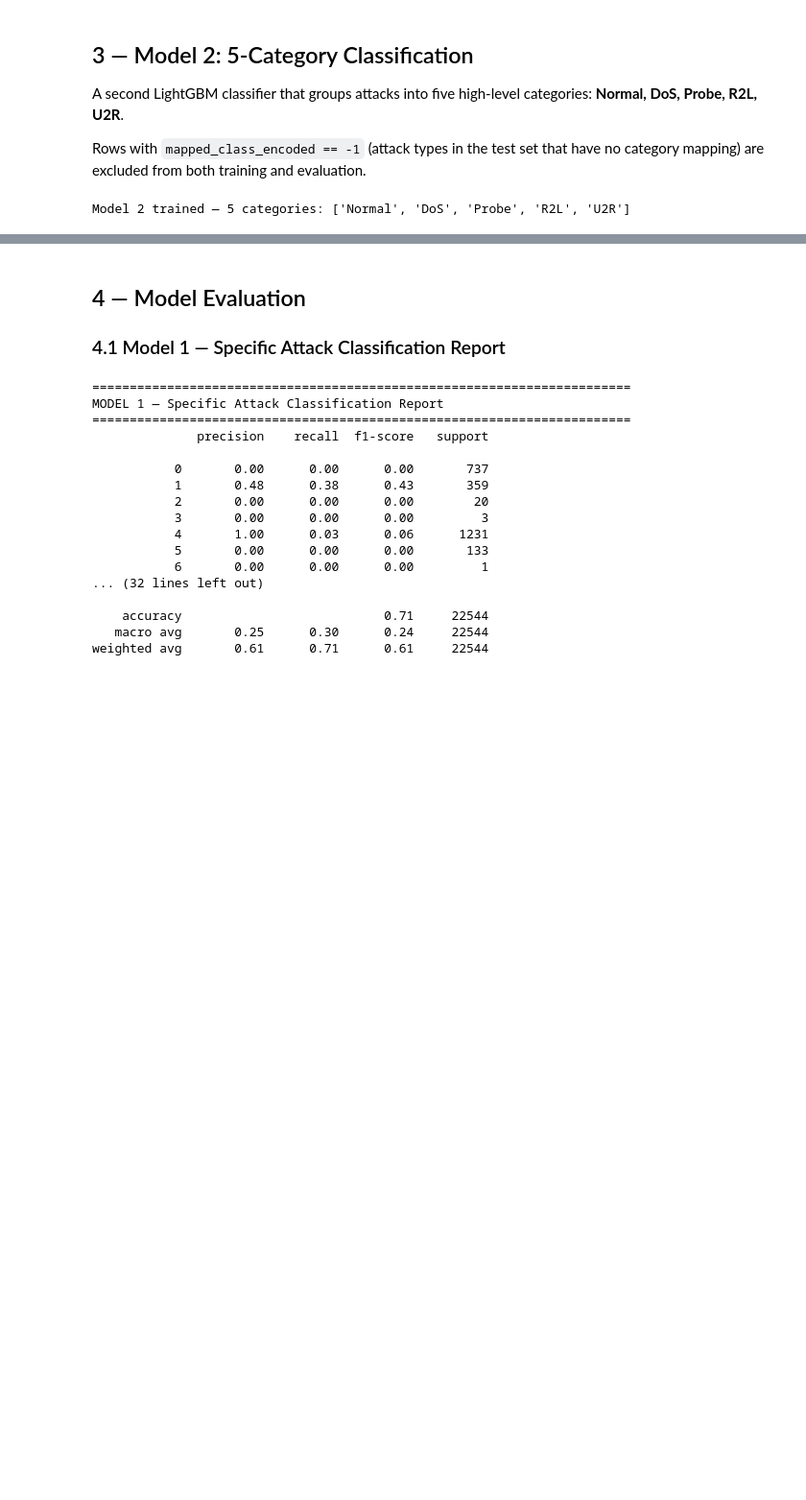
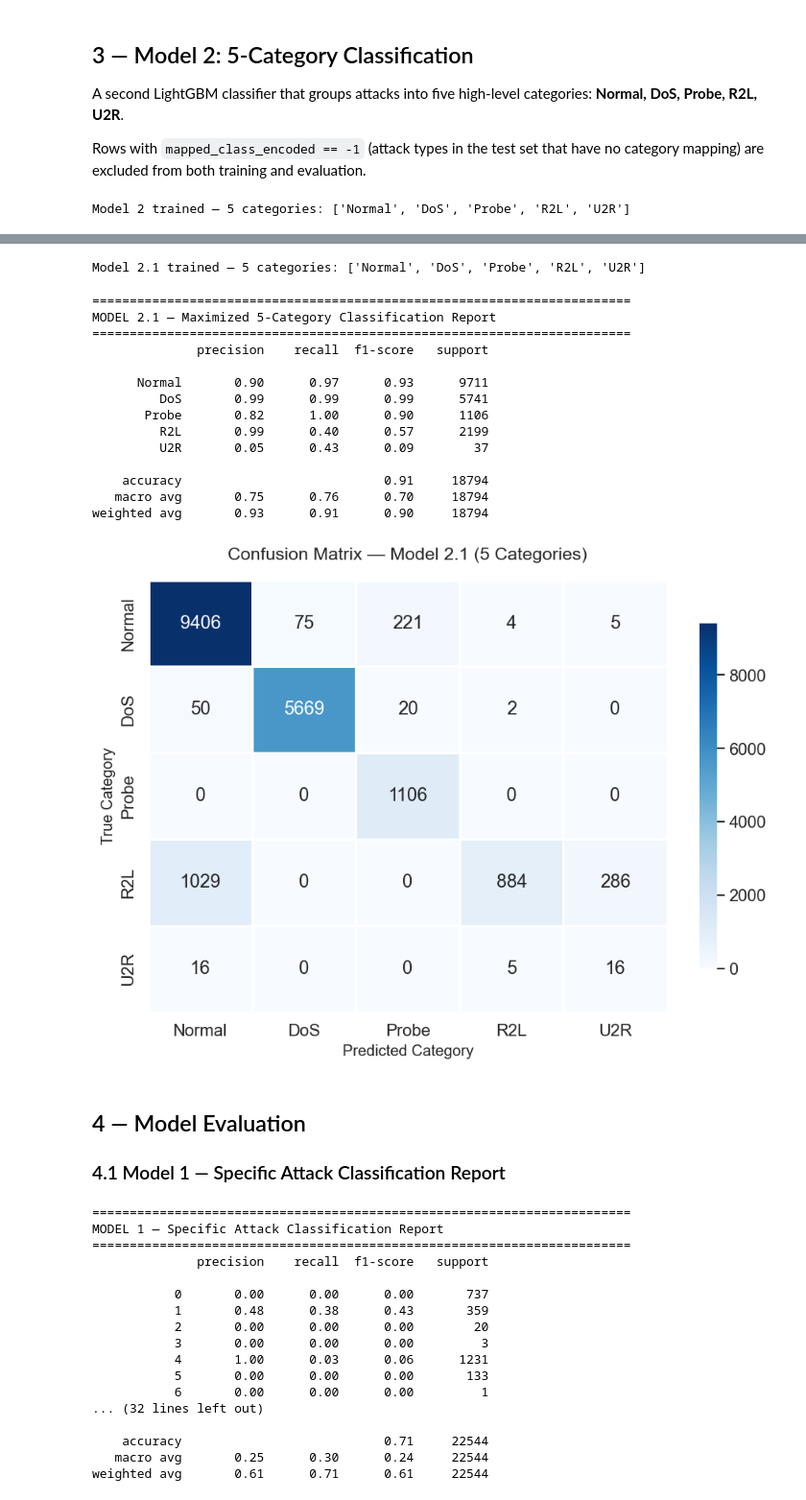
Before and after one commit to omerahat/ExplainableIntrusionDetection-EXID, a Jupyter notebook: notebooks/02_Model_Training_and_XAI.ipynb, the cells around one changed output, grey strips where cells are left out. Shown at 96% size. Drawn from its saved outputs; the diff is of its cells as text; code cells hidden in the pictures; blank space fills up the shorter version.

```diff
--- a/notebooks/02_Model_Training_and_XAI.ipynb
+++ b/notebooks/02_Model_Training_and_XAI.ipynb
@@ -130,0 +275,13 @@ Model 2 trained — 5 categories: ['Normal', 'DoS', 'Probe', 'R2L', 'U2R']
+# %%
+model_mapped_max = lgb.LGBMClassifier(
+    objective="multiclass",
+    class_weight={0: 1, 1: 1, 2: 2, 3: 10, 4: 20},
+    n_jobs=-1,
+    verbose=-1,
+    random_state=42,
+)
+
+model_mapped_max.fit(X_train_smote, y_train_smote)
+print(f"Model 2.1 trained — {model_mapped_max.n_classes_} categories: {CATEGORY_LIST}")
+# %% [output]
+Model 2.1 trained — 5 categories: ['Normal', 'DoS', 'Probe', 'R2L', 'U2R']
@@ -131,3 +311,50 @@ Model 2 trained — 5 categories: ['Normal', 'DoS', 'Probe', 'R2L', 'U2R']
+# %%
+cm_m21 = confusion_matrix(y_test_mapped, y_pred_m21)
+
+print("=" * 72)
+print("MODEL 2.1 — Maximized 5-Category Classification Report")
+print("=" * 72)
+print(classification_report(
+    y_test_mapped,
+    y_pred_m21,
+    target_names=CATEGORY_LIST,
+    zero_division=0,
+))
+
+fig, ax = plt.subplots(figsize=(8, 6))
+sns.heatmap(
+    cm_m21,
+    annot=True,
+    fmt="d",
+    cmap="Blues",
+    xticklabels=CATEGORY_LIST,
+    yticklabels=CATEGORY_LIST,
+    linewidths=0.8,
+    linecolor="white",
+    cbar_kws={"shrink": 0.8},
+    ax=ax,
+)
+ax.set_title("Confusion Matrix — Model 2.1 (5 Categories)", pad=16)
+ax.set_xlabel("Predicted Category")
+ax.set_ylabel("True Category")
+plt.tight_layout()
+plt.show()
+# %% [output]
+========================================================================
+MODEL 2.1 — Maximized 5-Category Classification Report
+========================================================================
+              precision    recall  f1-score   support
+
+      Normal       0.90      0.97      0.93      9711
+         DoS       0.99      0.99      0.99      5741
+       Probe       0.82      1.00      0.90      1106
+         R2L       0.99      0.40      0.57      2199
+         U2R       0.05      0.43      0.09        37
+
+    accuracy                           0.91     18794
+   macro avg       0.75      0.76      0.70     18794
+weighted avg       0.93      0.91      0.90     18794
+[figure, added]
 # %% [markdown]
 ## 4 — Model Evaluation
 
```
Also changed, not shown: parts of 11 cells of this notebook, 2 other files.
